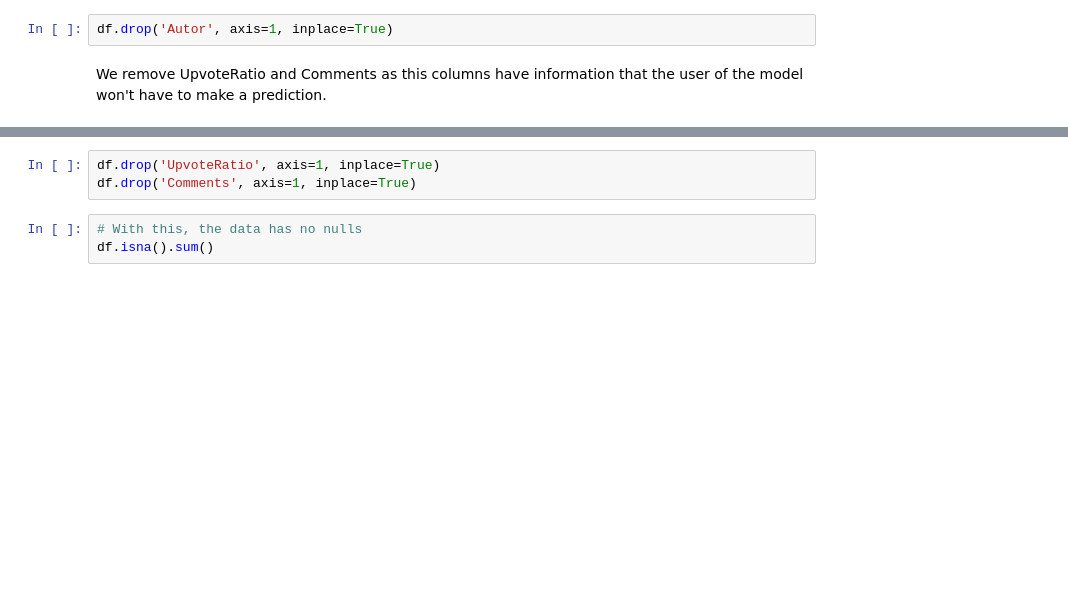
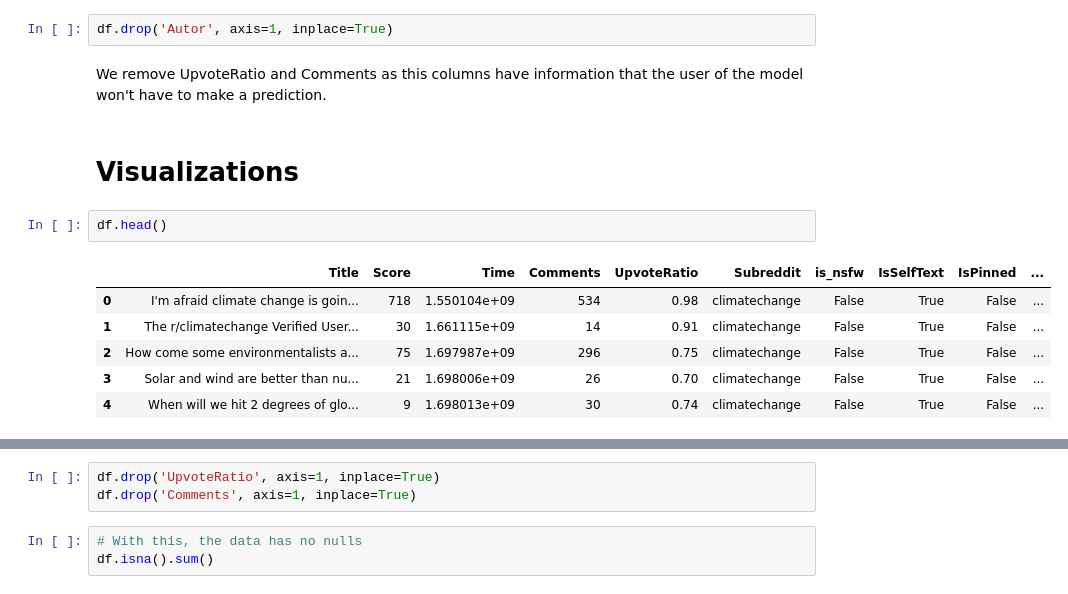
Before and after one commit to mlgomez0/advanced_python_project, a Jupyter notebook: notebooks/climate_change/climate_change_II_RFECV.ipynb, the cells around one changed output, grey strips where cells are left out. Cells and saved outputs as stored; diff of their text form; blank space fills up the shorter version.

```diff
--- a/notebooks/climate_change/climate_change_II_RFECV.ipynb
+++ b/notebooks/climate_change/climate_change_II_RFECV.ipynb
@@ -175,3 +175,14 @@ We remove author as this should not be a predictor for the model, we don't want
 df.drop('Autor', axis=1, inplace=True)
 # %% [markdown]
 We remove UpvoteRatio and Comments as this columns have information that the user of the model won't have to make a prediction.
+# %% [markdown]
+# Visualizations
+# %%
+df.head()
+# %% [output]
+|  | Title | Score | Time | Comments | UpvoteRatio | Subreddit | is_nsfw | IsSelfText | IsPinned | ... |
+| 0 | I'm afraid climate change is goin... | 718 | 1.550104e+09 | 534 | 0.98 | climatechange | False | True | False | ... |
+| 1 | The r/climatechange Verified User... | 30 | 1.661115e+09 | 14 | 0.91 | climatechange | False | True | False | ... |
+| 2 | How come some environmentalists a... | 75 | 1.697987e+09 | 296 | 0.75 | climatechange | False | True | False | ... |
+| 3 | Solar and wind are better than nu... | 21 | 1.698006e+09 | 26 | 0.70 | climatechange | False | True | False | ... |
+| 4 | When will we hit 2 degrees of glo... | 9 | 1.698013e+09 | 30 | 0.74 | climatechange | False | True | False | ... |
```
Also changed, not shown: parts of 6 cells of this notebook.
